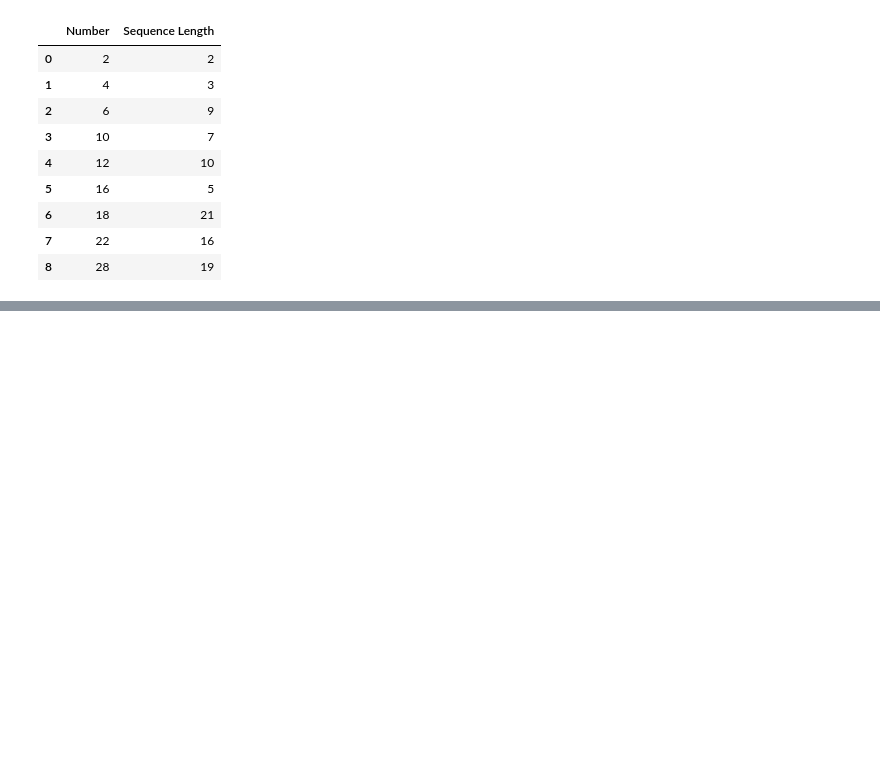
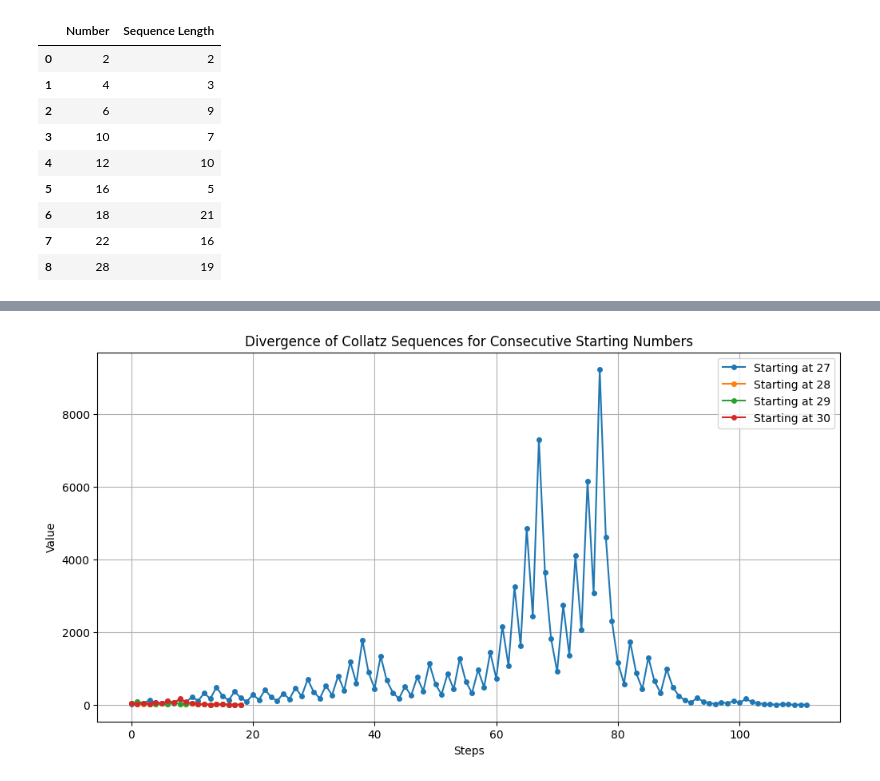
Before and after one commit to walkerjian/DailyCode, a Jupyter notebook: Code_Craft_collatz_sequence.ipynb, the cells around one changed output, grey strips where cells are left out. Saved outputs shown, nothing was run; the diff lists cells and outputs as text; code cells hidden in the pictures; blank space fills up the shorter version.

```diff
--- a/Code_Craft_collatz_sequence.ipynb
+++ b/Code_Craft_collatz_sequence.ipynb
@@ -308,0 +481,27 @@ collatz_prime_minus_one_df
+# %%
+# Base starting number and the next three consecutive numbers
+base_number = 27
+comparison_numbers = [base_number + i for i in range(4)]
+
+# Generate Collatz sequences for these numbers
+sequences = {n: collatz_sequence(n) for n in comparison_numbers}
+
+# Determine the maximum length of the sequences for plotting
+max_length = max(len(seq) for seq in sequences.values())
+
+# Pad sequences with None for equal length to enable plotting
+padded_sequences = {n: seq + [None] * (max_length - len(seq)) for n, seq in sequences.items()}
+
+# Plotting the sequences
+plt.figure(figsize=(12, 6))
+for number, seq in padded_sequences.items():
+    plt.plot(seq, label=f'Starting at {number}', marker='o', markersize=4, linestyle='-')
+    plt.xlabel("Steps")
+    plt.ylabel("Value")
+    plt.title("Divergence of Collatz Sequences for Consecutive Starting Numbers")
+    plt.legend()
+
+plt.grid(True)
+plt.show()
+# %% [output]
+[figure, added]
```
Also changed, not shown: parts of 11 cells of this notebook.
